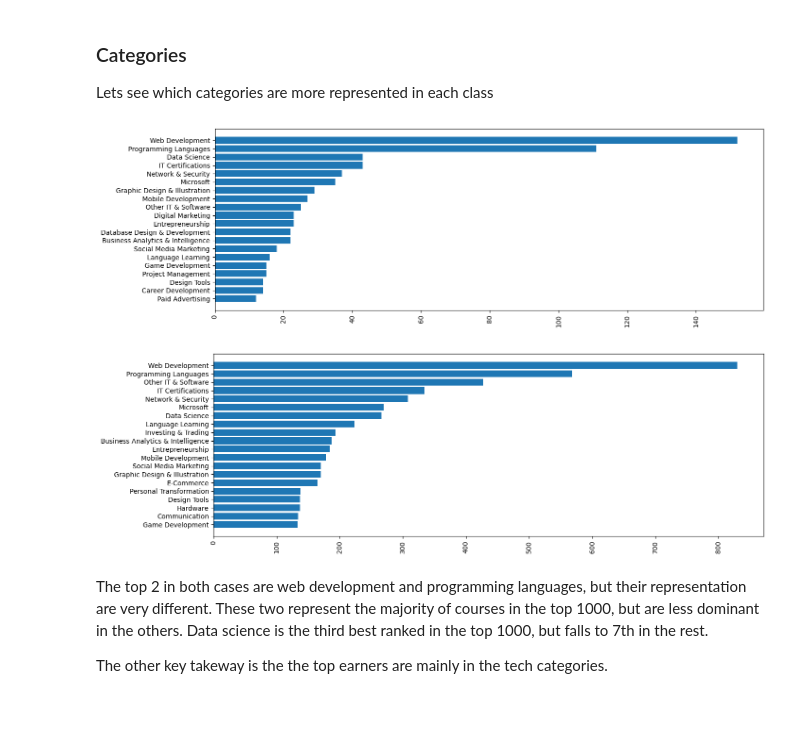
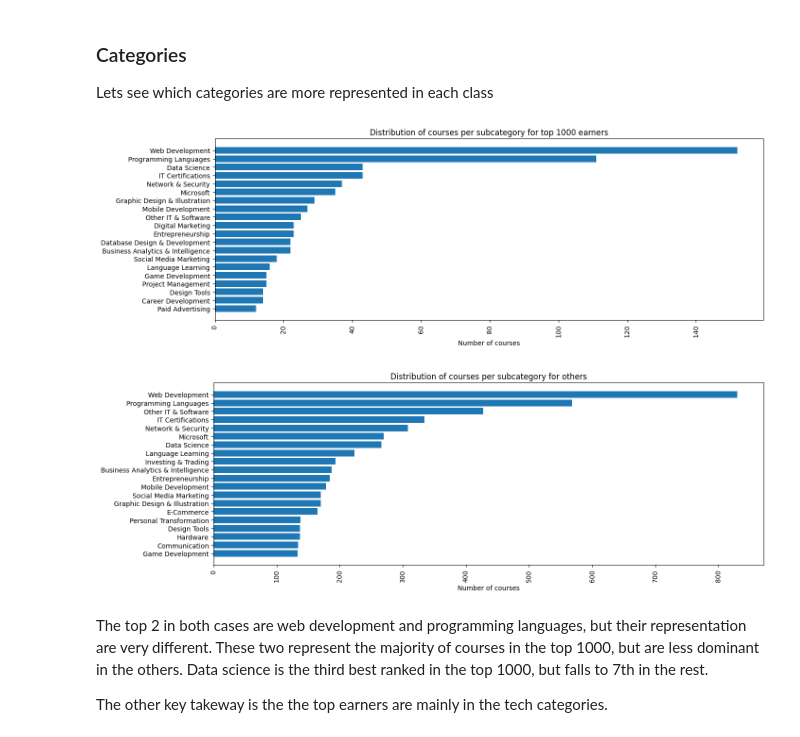
Before and after one commit to rbeni/udacity-data-science, a Jupyter notebook: project_1/analysis.ipynb, the cells around one changed output. Drawn from its saved outputs; the diff is of its cells as text; code cells hidden in the pictures; blank space fills up the shorter version.

Commit message:
Improved plots

```diff
--- a/project_1/analysis.ipynb
+++ b/project_1/analysis.ipynb
@@ -419,24 +438,27 @@ Lets see which categories are more represented in each class
 # %%
 plt.figure(figsize=(15, 5))
 
 top1000_cat = top1000.subcategory.groupby(top1000.subcategory).count().sort_values(ascending=True)[-20:]
 
 plt.barh(top1000_cat.index, top1000_cat.values, align='center')
 plt.xticks(rotation=90)
+plt.title('Distribution of courses per subcategory for top 1000 earners')
+plt.xlabel('Number of courses')
 plt.show()
 # %% [output]
-[figure, old version]
+[figure, new version]
 # %%
 plt.figure(figsize=(15, 5))
 
 others_cat = others.subcategory.groupby(others.subcategory).count().sort_values(ascending=True)[-20:]
 
 plt.barh(others_cat.index, others_cat.values, align='center')
-plt.yticks()
 plt.xticks(rotation=90)
+plt.title('Distribution of courses per subcategory for others')
+plt.xlabel('Number of courses')
 plt.show()
 # %% [output]
-[figure, old version]
+[figure, new version]
 # %% [markdown]
 The top 2 in both cases are web development and programming languages, but their representation are very different. These two represent the majority of courses in the top 1000, but are less dominant in the others. Data science is the third best ranked in the top 1000, but falls to 7th in the rest.
 
```
Also changed, not shown: parts of 10 cells of this notebook.
